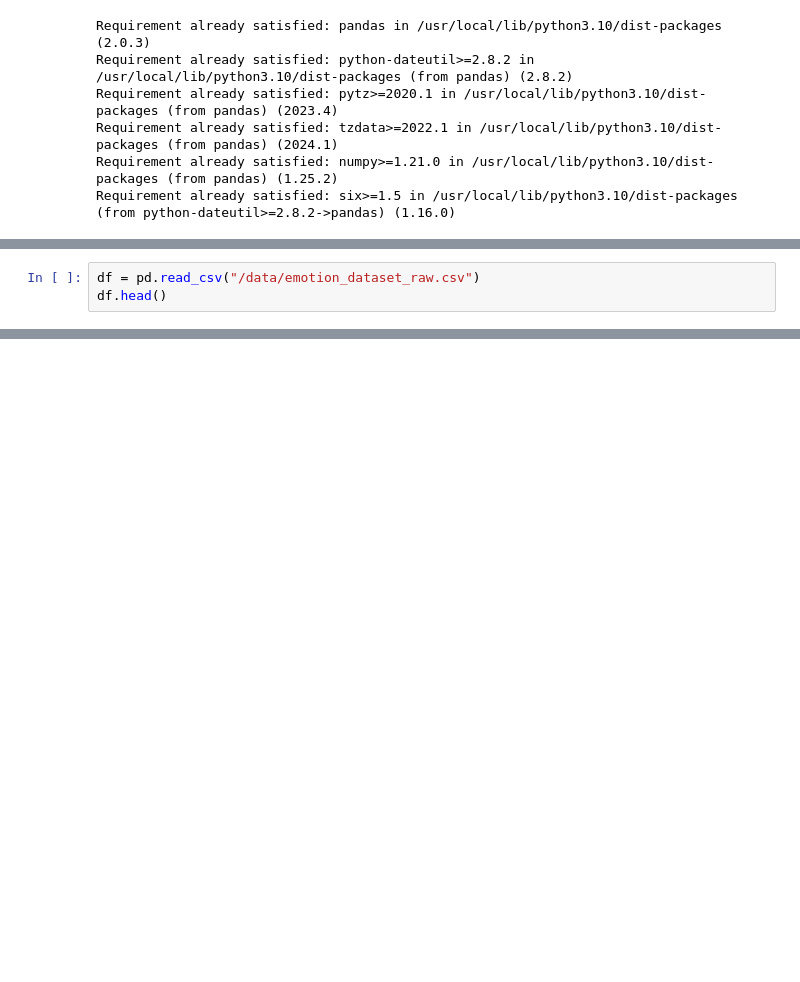
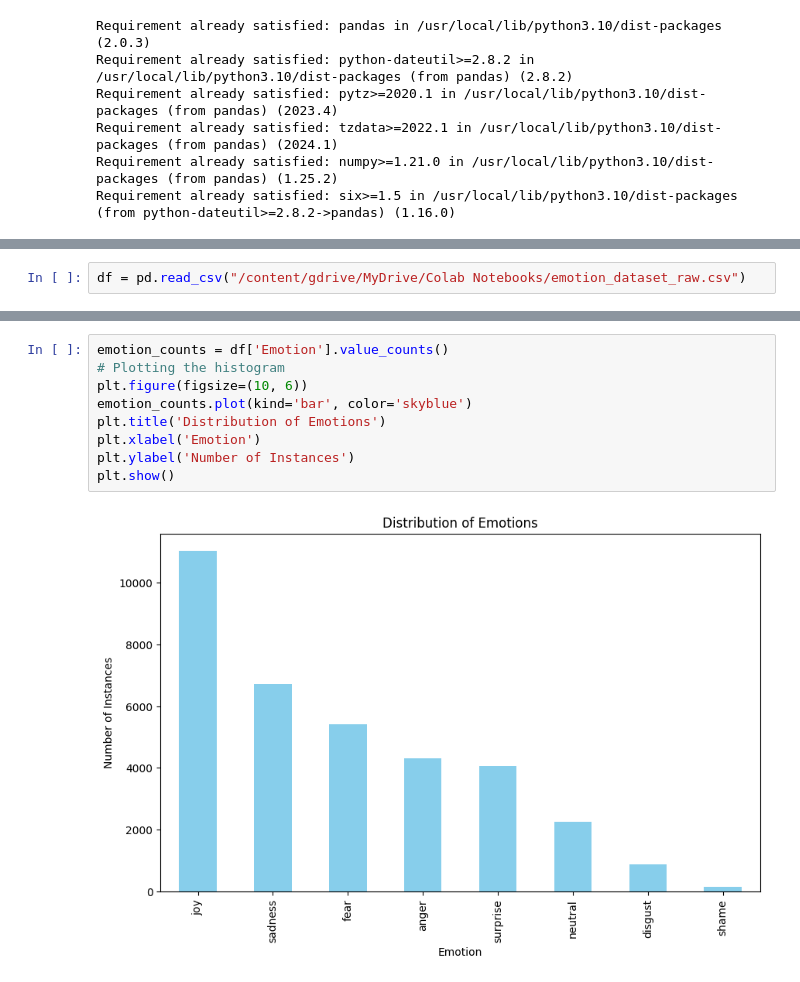
Before and after one commit to DarcShelly/Sentiment_Analysis, a Jupyter notebook: aiml_model.ipynb, the cells around one changed output, grey strips where cells are left out. Saved outputs shown, nothing was run; the diff lists cells and outputs as text; blank space fills up the shorter version.

```diff
--- a/aiml_model.ipynb
+++ b/aiml_model.ipynb
@@ -48,3 +85,2 @@ import nltk
 # %%
-df = pd.read_csv("/data/emotion_dataset_raw.csv")
-df.head()
+df = pd.read_csv("/content/gdrive/MyDrive/Colab Notebooks/emotion_dataset_raw.csv")
@@ -67,0 +98,11 @@ all_data = np.array(all_data)
+# %%
+emotion_counts = df['Emotion'].value_counts()
+# Plotting the histogram
+plt.figure(figsize=(10, 6))
+emotion_counts.plot(kind='bar', color='skyblue')
+plt.title('Distribution of Emotions')
+plt.xlabel('Emotion')
+plt.ylabel('Number of Instances')
+plt.show()
+# %% [output]
+[figure, added]
```
Also changed, not shown: parts of 32 cells of this notebook.
